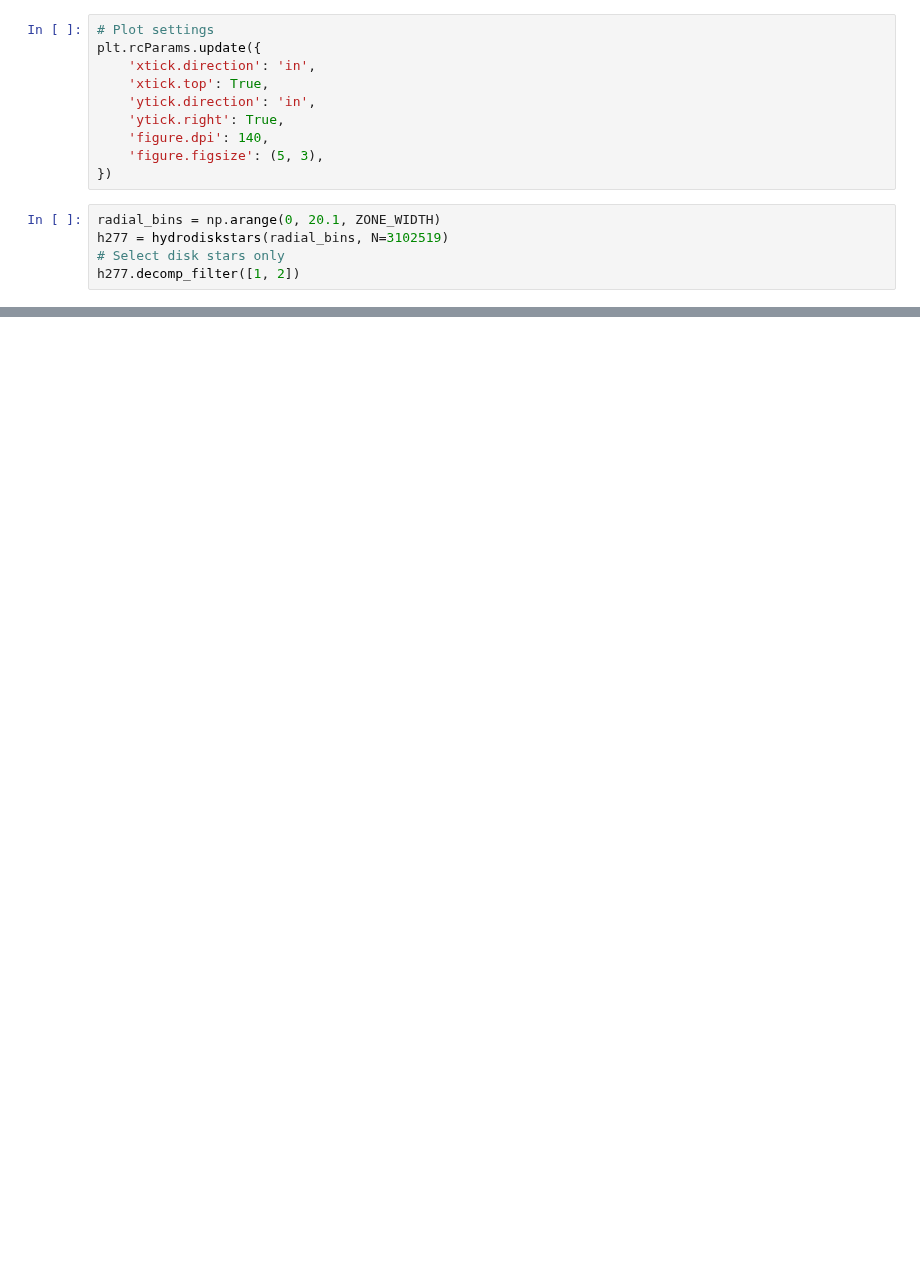
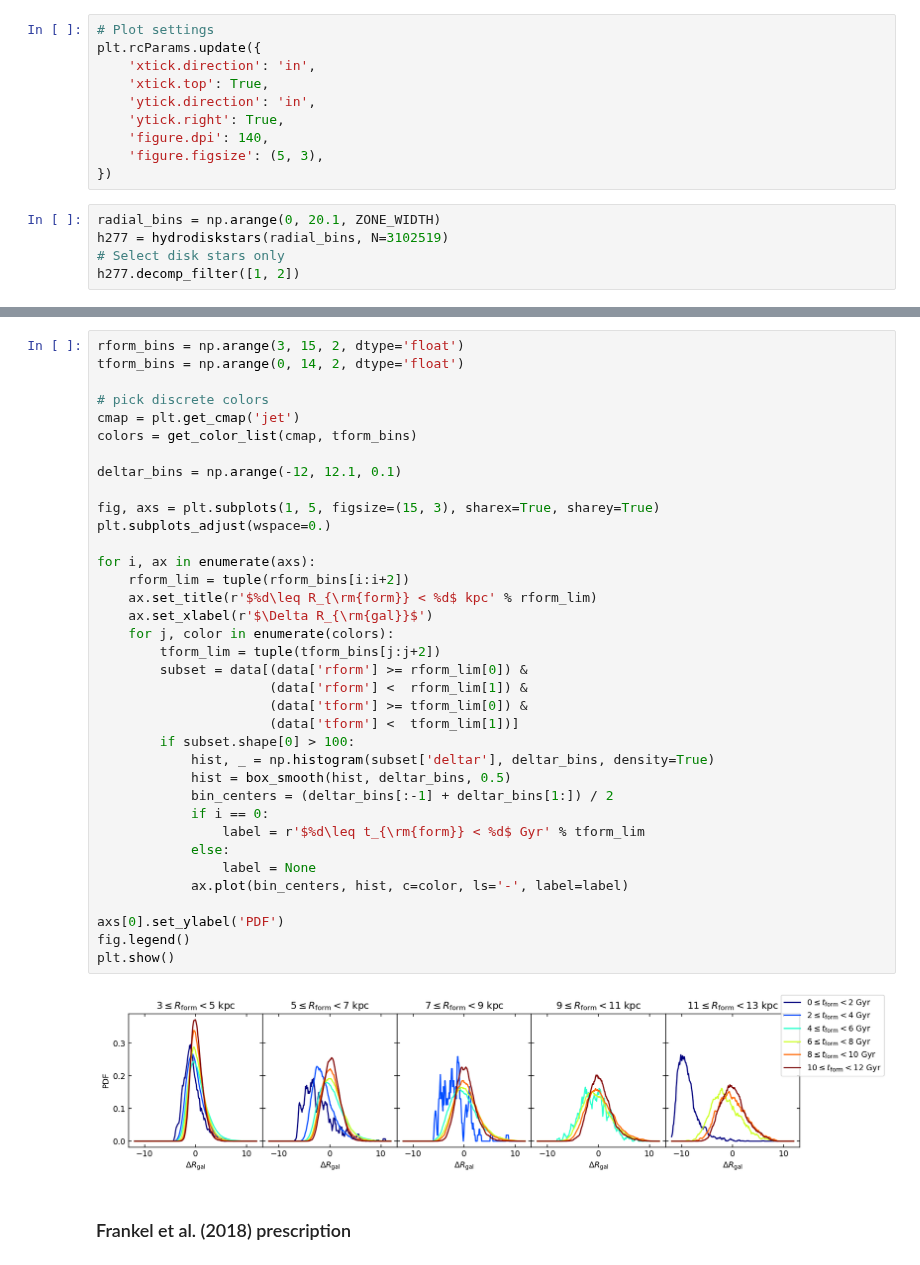
Before and after one commit to lodubay/galactic-dtd, a Jupyter notebook: notebooks/h277_migration.ipynb, the cells around one changed output, grey strips where cells are left out. Saved outputs shown, nothing was run; the diff lists cells and outputs as text; blank space fills up the shorter version.

```diff
--- a/notebooks/h277_migration.ipynb
+++ b/notebooks/h277_migration.ipynb
@@ -46,0 +68,40 @@ data
+# %%
+rform_bins = np.arange(3, 15, 2, dtype='float')
+tform_bins = np.arange(0, 14, 2, dtype='float')
+
+# pick discrete colors
+cmap = plt.get_cmap('jet')
+colors = get_color_list(cmap, tform_bins)
+
+deltar_bins = np.arange(-12, 12.1, 0.1)
+
+fig, axs = plt.subplots(1, 5, figsize=(15, 3), sharex=True, sharey=True)
+plt.subplots_adjust(wspace=0.)
+
+for i, ax in enumerate(axs):
+    rform_lim = tuple(rform_bins[i:i+2])
+    ax.set_title(r'$%d\leq R_{\rm{form}} < %d$ kpc' % rform_lim)
+    ax.set_xlabel(r'$\Delta R_{\rm{gal}}$')
+    for j, color in enumerate(colors):
+        tform_lim = tuple(tform_bins[j:j+2])
+        subset = data[(data['rform'] >= rform_lim[0]) &
+                      (data['rform'] <  rform_lim[1]) &
+                      (data['tform'] >= tform_lim[0]) &
+                      (data['tform'] <  tform_lim[1])]
+        if subset.shape[0] > 100:
+            hist, _ = np.histogram(subset['deltar'], deltar_bins, density=True)
+            hist = box_smooth(hist, deltar_bins, 0.5)
+            bin_centers = (deltar_bins[:-1] + deltar_bins[1:]) / 2
+            if i == 0:
+                label = r'$%d\leq t_{\rm{form}} < %d$ Gyr' % tform_lim
+            else:
+                label = None
+            ax.plot(bin_centers, hist, c=color, ls='-', label=label)
+
+axs[0].set_ylabel('PDF')
+fig.legend()
+plt.show()
+# %% [output]
+[figure, added]
+# %% [markdown]
+### Frankel et al. (2018) prescription
```
Also changed, not shown: parts of 16 cells of this notebook, 2 other files.
